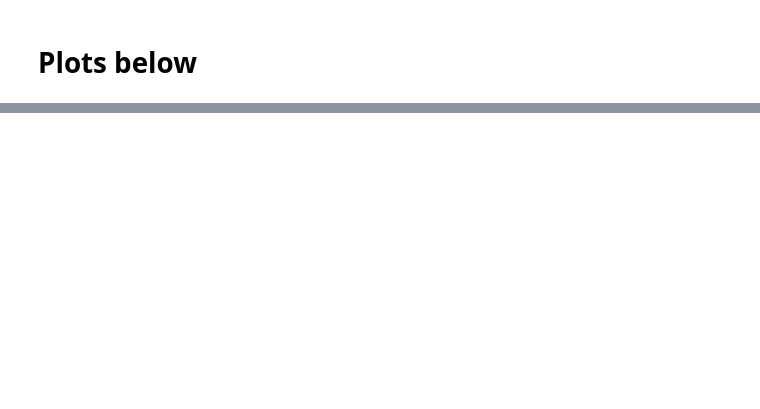
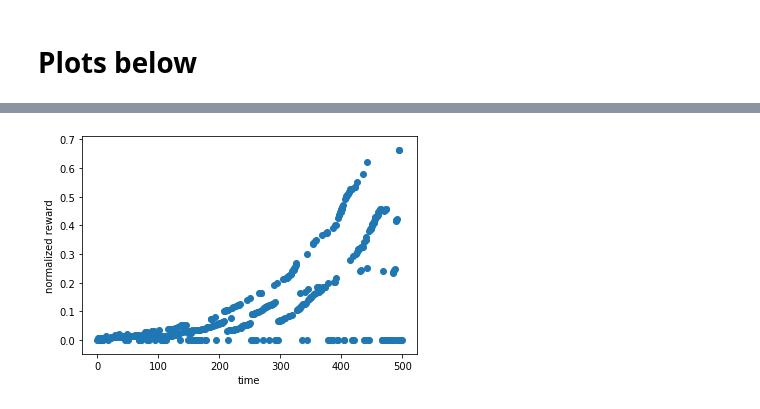
Before and after one commit to GaneshVShinde/GutToyModel, a Jupyter notebook: serendipity.ipynb, the cells around one changed output, grey strips where cells are left out. Cells and saved outputs as stored; diff of their text form; code cells hidden in the pictures; blank space fills up the shorter version.

```diff
--- a/serendipity.ipynb
+++ b/serendipity.ipynb
@@ -353,12 +389,15 @@ if saveFig:
 # %%
 #@title
 # plotting reward history
 
-plt.scatter(range(len(rewardHistory)),rewardHistory)
+plt.scatter(range(sel.size),rewardHistory[sel])
+
 plt.xlabel("time")
 plt.ylabel("normalized reward")
 if saveFig:
-  plt.savefig(folder+'reward',bbox_inches = 'tight',format= fileFormat)
+  plt.savefig(folder+'reward'+str(sim_num)+'.'+fileFormat,bbox_inches = 'tight',format= fileFormat)
+# %% [output]
+[figure, added]
 # %%
 #@title
 # Behavior history for each bacterium - whether the bacteria received the nutrient or not.
```
Also changed, not shown: parts of 9 cells of this notebook.
